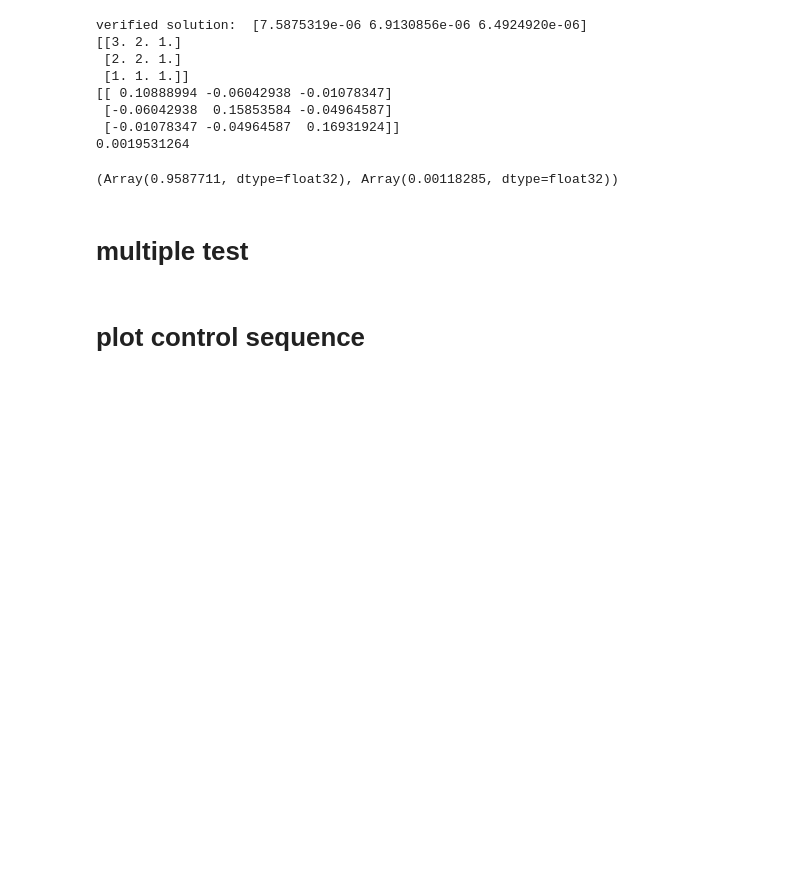
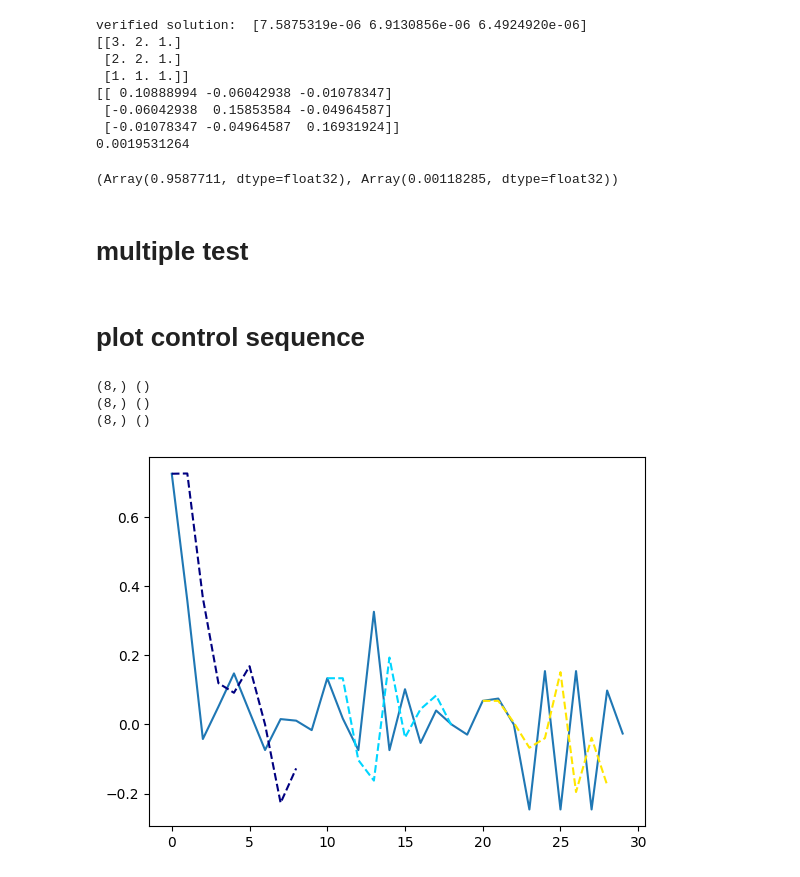
Before and after one commit to LeCAR-Lab/CoVO-MPC, a Jupyter notebook: quadjax/devel/mppi_horizon.ipynb, the cells around one changed output. Saved outputs shown, nothing was run; the diff lists cells and outputs as text; code cells hidden in the pictures; blank space fills up the shorter version.

```diff
--- a/quadjax/devel/mppi_horizon.ipynb
+++ b/quadjax/devel/mppi_horizon.ipynb
@@ -172,8 +172,14 @@ plt.ylabel('average reward')
 # %% [markdown]
 # plot control sequence
 # %%
-N = 2
-H = 1
+import jax
+from jax import numpy as jnp
+from jax import random
+import matplotlib.pyplot as plt
+import seaborn as sns
+
+N = 128
+H = 8
 a_cov = jnp.eye(H)*0.5
 lam = 0.1 #0.03
 
@@ -209,30 +215,35 @@ def get_next_a_mean(x, a_mean, rng):
     a_mean = jnp.sum(a_sampled * weight[:, None], axis=0)
 
     x_mean = jnp.sum(x_sampled.T * weight[:, None], axis=0)
 
     return a_mean, rng, x_sampled, x_mean
 
 def step_env(carry, unused):
     x, a_mean, rng = carry
     a_mean, rng, x_sampled, x_mean = get_next_a_mean(x, a_mean, rng)
     action = a_mean[0]
     reward = reward_fn(x)
     x = dynamic_fn(x, action)
     return (x, a_mean, rng), (x, reward, x_sampled, x_mean)
 
 x0 = 1.0
 a_mean = jnp.zeros(H)
 carry = (x0, a_mean, random.PRNGKey(2))
 _, (x, reward, x_sampled, x_mean) = jax.lax.scan(step_env, carry, jnp.arange(30))
 
 plt.plot(x)
 for i in range(0, 30, 10):
     t = jnp.arange(i, i+H+1)
     print(x_mean[i].shape, x[i].shape)
     mean = jnp.concatenate([jnp.array([x[i]]), x_mean[i]])
     plt.plot(t, mean, '--', alpha=1.0, color=plt.cm.jet(i/30))
     # for j in range(N):
     #     sampled = x_sampled[i, :, j]
     #     sampled = jnp.concatenate([jnp.array([x[i]]), sampled])
     #     # set color related to i
     #     plt.plot(t, sampled, '--', alpha=0.5, color=plt.cm.jet(i/30))
+# %% [output]
+(8,) ()
+(8,) ()
+(8,) ()
+[figure, added]
```
Also changed, not shown: 9 other files.
